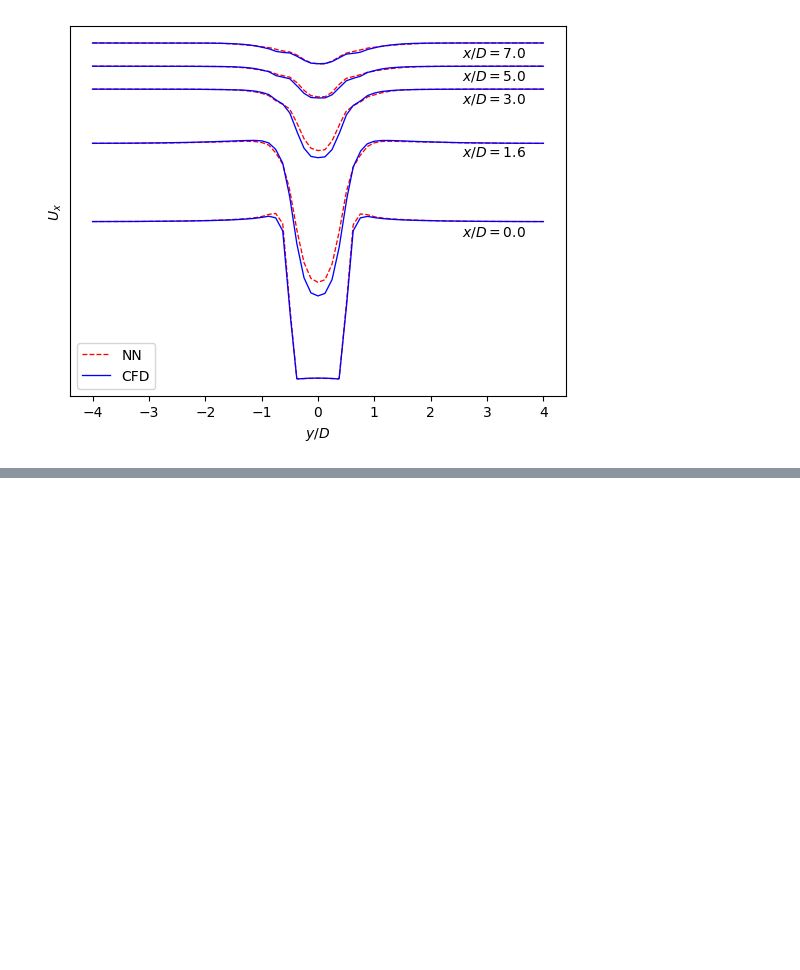
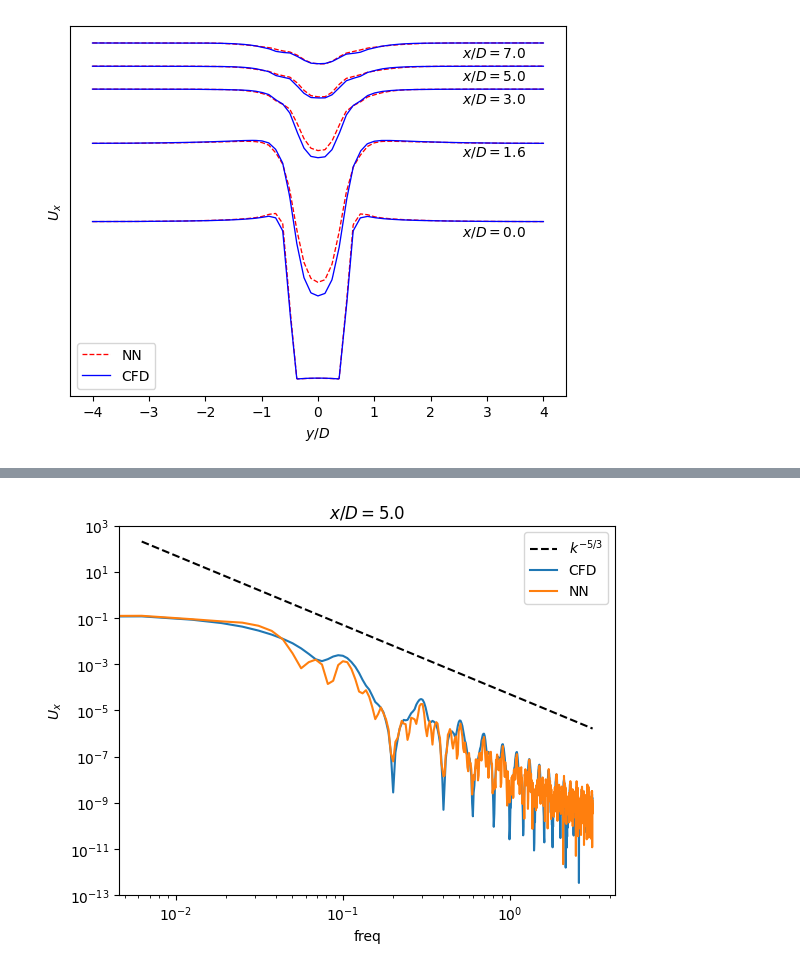
Before and after one commit to halimarefat/torchFOAM, a Jupyter notebook: Analysis/TraversewisePlot.ipynb, the cells around one changed output, grey strips where cells are left out. Saved outputs shown, nothing was run; the diff lists cells and outputs as text; code cells hidden in the pictures; blank space fills up the shorter version.

```diff
--- a/Analysis/TraversewisePlot.ipynb
+++ b/Analysis/TraversewisePlot.ipynb
@@ -86,0 +115,4 @@ plt.plot(dynC1_00.arc_length, dynC1_00.vortexStretching)
+# %%
+engPlot(nnC1_50.U_X.values, dynC1_50.U_X.values, r'$x/D=5.0$', r'$U_x$')
+# %% [output]
+[figure, added]
```
Also changed, not shown: parts of 7 cells of this notebook.
